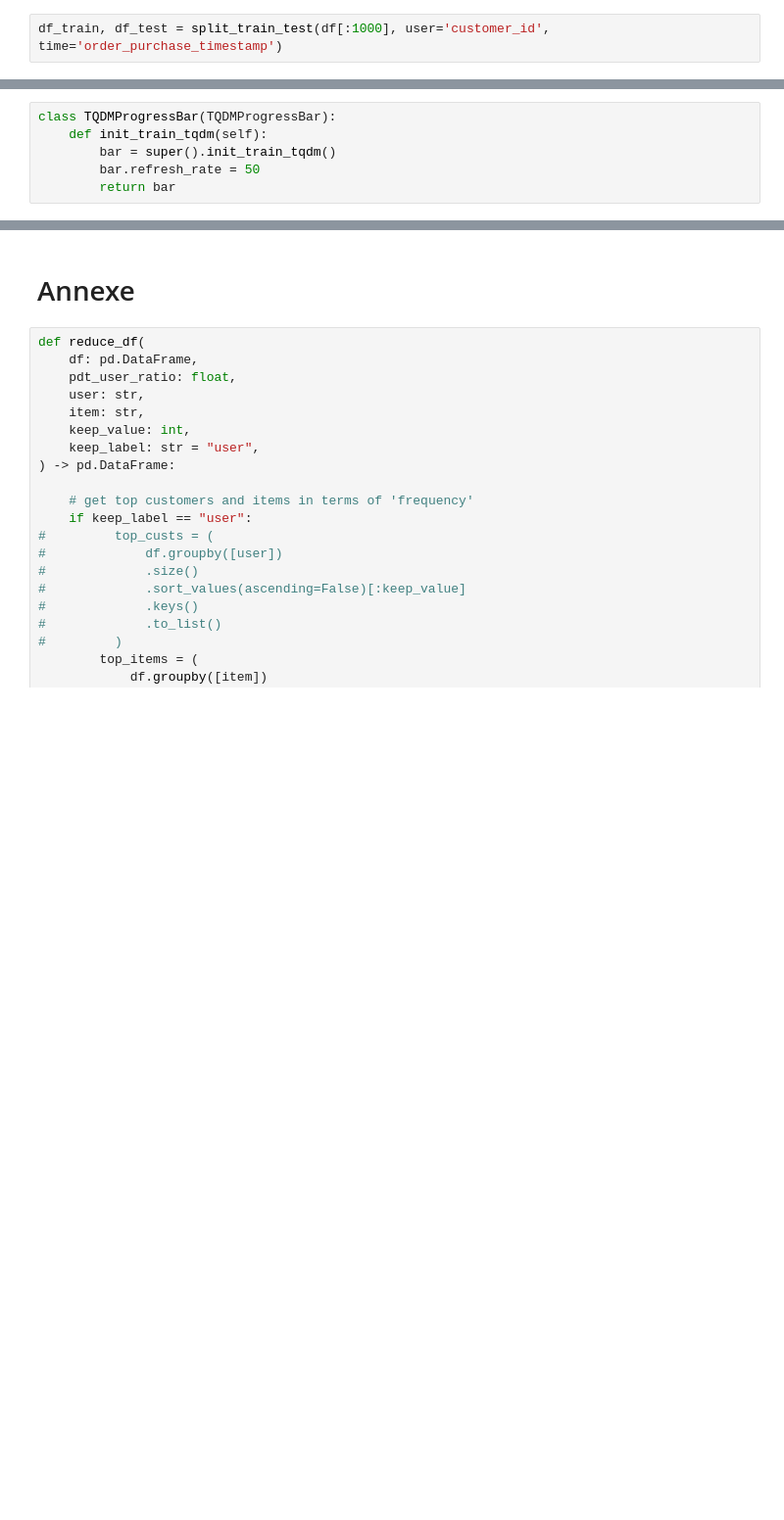
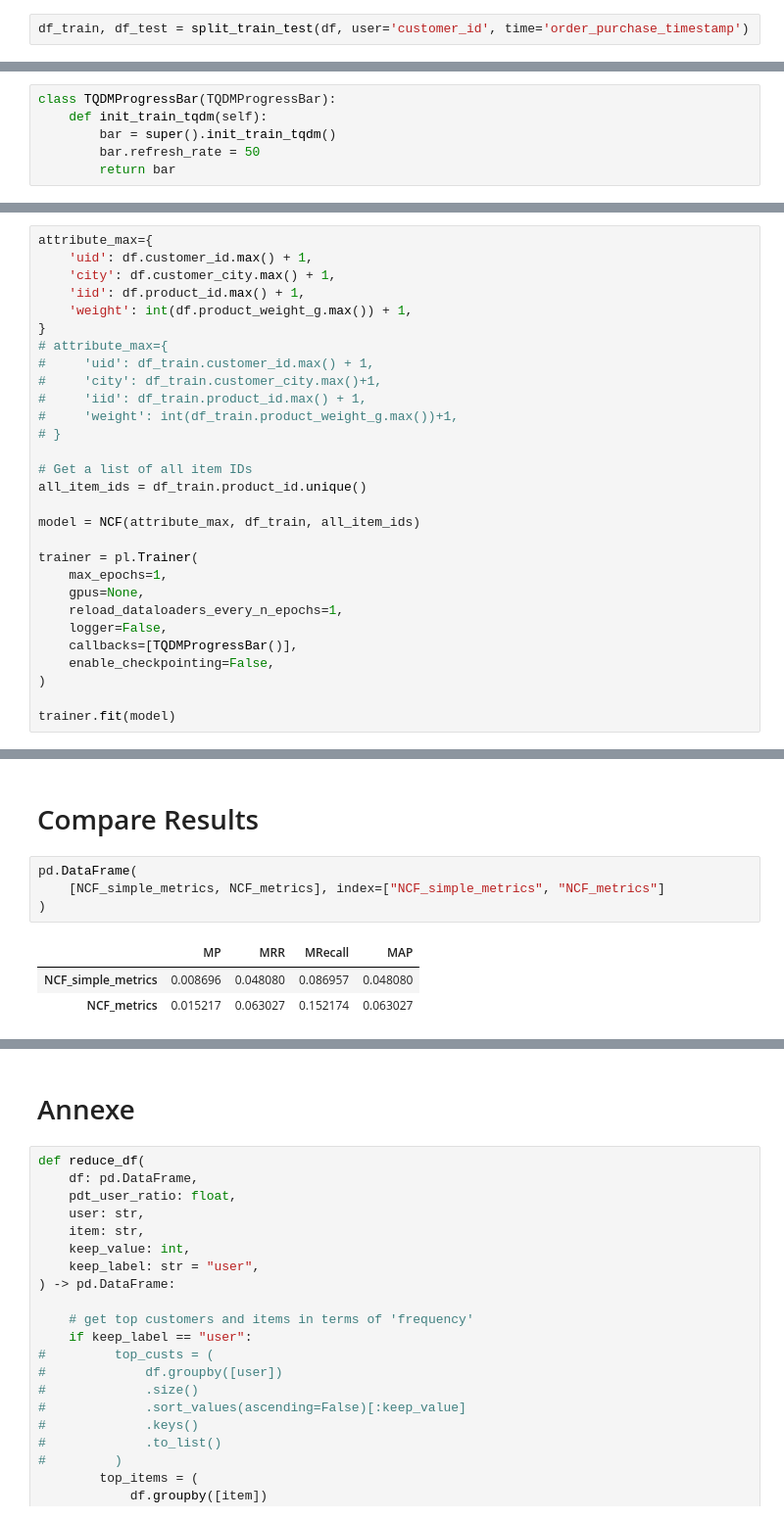
Before and after one commit to ywsyws/RecommendationSystemExercise, a Jupyter notebook: projects/olist_NCF.ipynb, the cells around one changed output, grey strips where cells are left out. Shown: that part at 98% size. Cells and saved outputs as stored; diff of their text form; blank space fills up the shorter version.

```diff
--- a/projects/olist_NCF.ipynb
+++ b/projects/olist_NCF.ipynb
@@ -115,5 +119,5 @@ def split_train_test(df: pd.DataFrame, user:str, time:str) -> Union[pd.DataFrame
 
     return train, test
 # %%
-df_train, df_test = split_train_test(df[:1000], user='customer_id', time='order_purchase_timestamp')
+df_train, df_test = split_train_test(df, user='customer_id', time='order_purchase_timestamp')
 # %% [output]
@@ -280,0 +530,29 @@ IPU available: False, using: 0 IPUs
+# %%
+attribute_max={
+    'uid': df.customer_id.max() + 1,
+    'city': df.customer_city.max() + 1,
+    'iid': df.product_id.max() + 1,
+    'weight': int(df.product_weight_g.max()) + 1,
+}
+# attribute_max={
+#     'uid': df_train.customer_id.max() + 1,
+#     'city': df_train.customer_city.max()+1,
+#     'iid': df_train.product_id.max() + 1,
+#     'weight': int(df_train.product_weight_g.max())+1,
+# }
+
+# Get a list of all item IDs
+all_item_ids = df_train.product_id.unique()
+
+model = NCF(attribute_max, df_train, all_item_ids)
+
+trainer = pl.Trainer(
+    max_epochs=1,
+    gpus=None,
+    reload_dataloaders_every_n_epochs=1,
+    logger=False,
+    callbacks=[TQDMProgressBar()],
+    enable_checkpointing=False,
+)
+
+trainer.fit(model)
@@ -281,2 +654,12 @@ IPU available: False, using: 0 IPUs
+# %% [markdown]
+# Compare Results
+# %%
+pd.DataFrame(
+    [NCF_simple_metrics, NCF_metrics], index=["NCF_simple_metrics", "NCF_metrics"]
+)
+# %% [output]
+|  | MP | MRR | MRecall | MAP |
+| NCF_simple_metrics | 0.008696 | 0.048080 | 0.086957 | 0.048080 |
+| NCF_metrics | 0.015217 | 0.063027 | 0.152174 | 0.063027 |
 # %%
 breaking point
```
Also changed, not shown: parts of 17 cells of this notebook.
